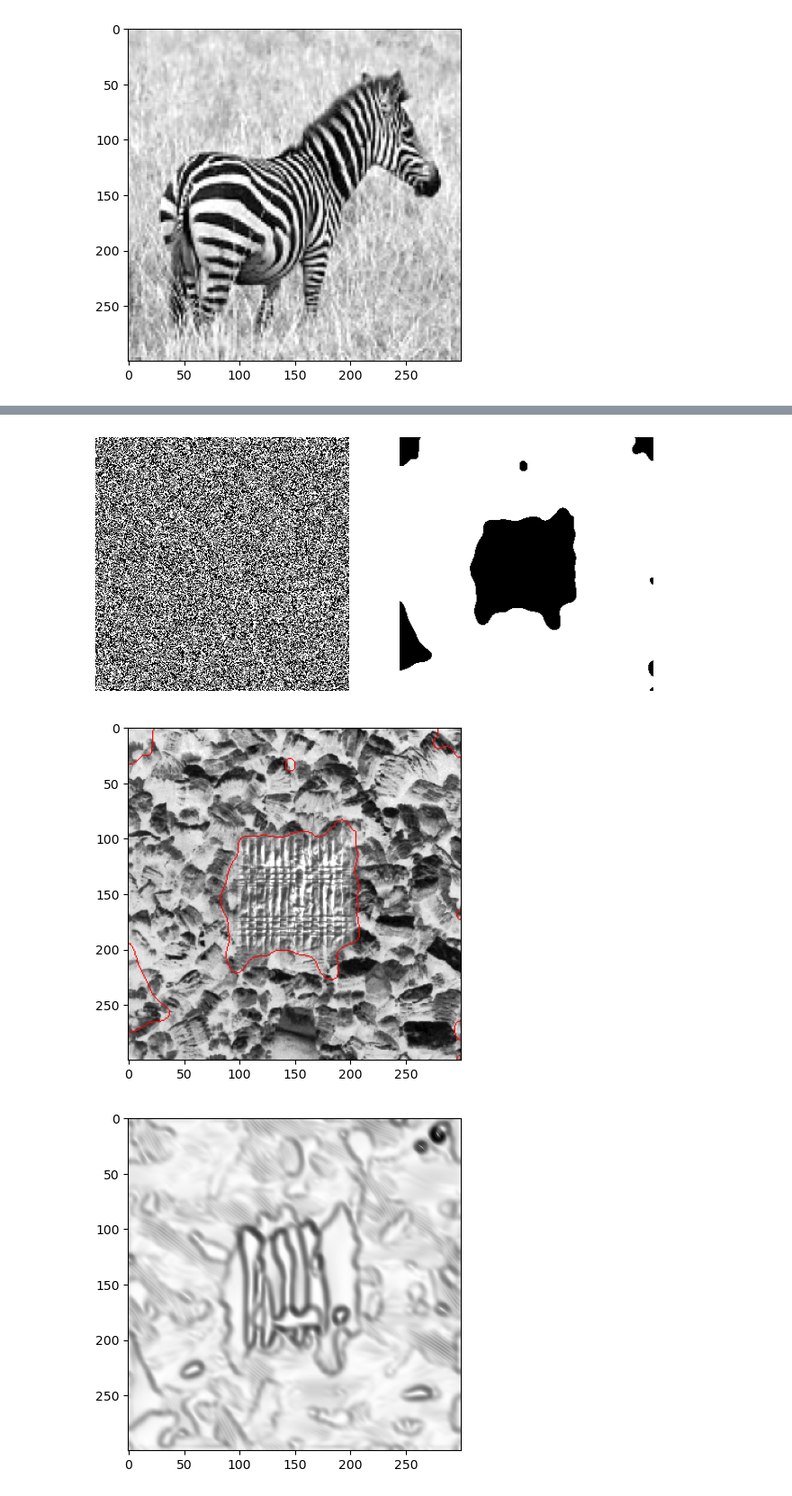
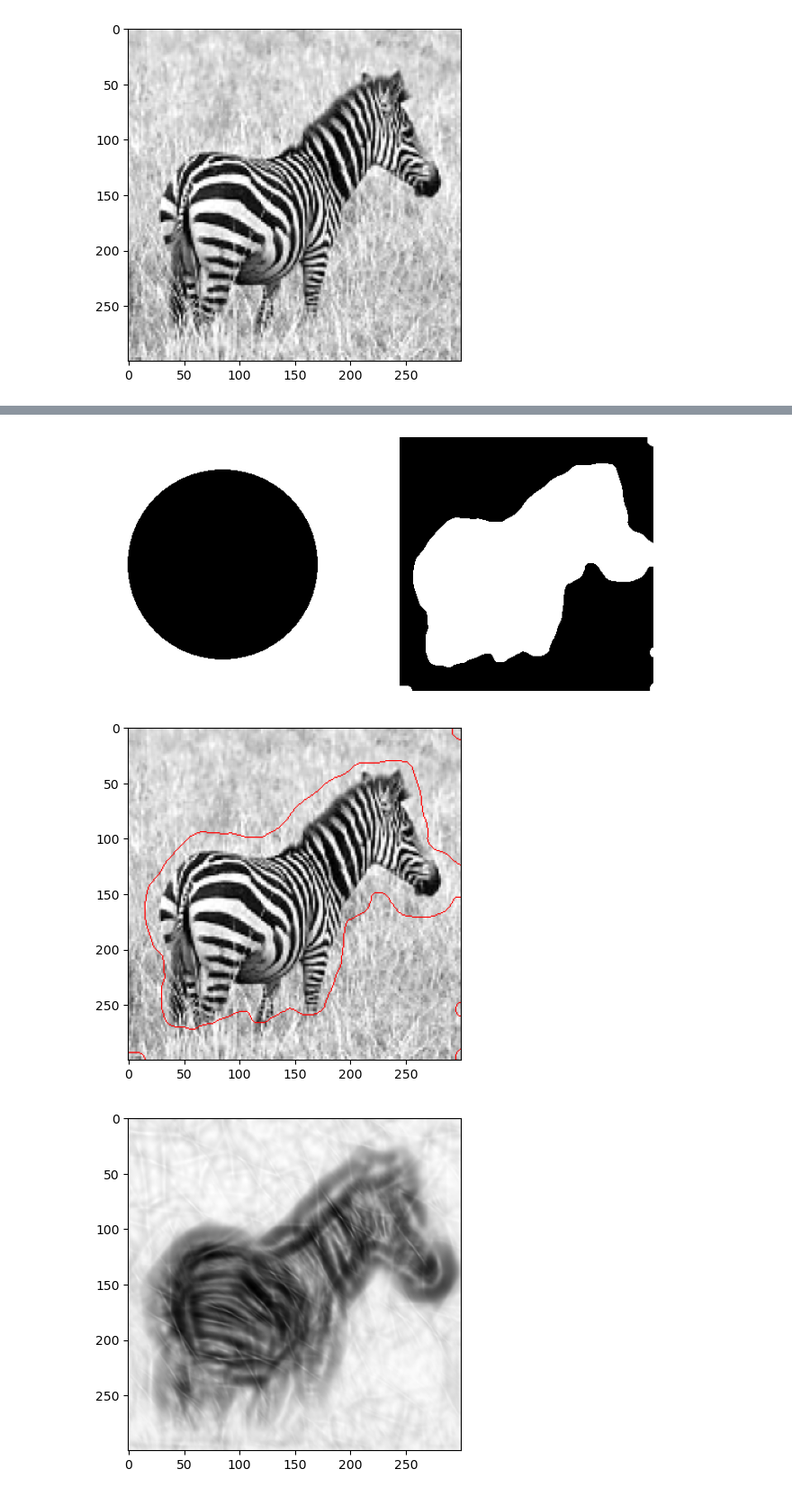
Before and after one commit to guyshapira-academic/texture-segmentation, a Jupyter notebook: notebook.ipynb, the cells around one changed output, grey strips where cells are left out. Shown at 90% size. Cells and saved outputs as stored; diff of their text form; code cells hidden in the pictures.

```diff
--- a/notebook.ipynb
+++ b/notebook.ipynb
@@ -19,8 +19,8 @@ def approximate_delta(x: NDArray, epsilon: float = 1e-6):
 imsize = 300
 backgroud_texture_id = 5
 inner_texture_id = 80
-# backgroud_texture_id = 17
-# inner_texture_id = 77
+backgroud_texture_id = 17
+inner_texture_id = 77
 
 
 bg_image_url = f"https://www.ux.uis.no/~tranden/brodatz/D{backgroud_texture_id}.gif"
@@ -52,18 +52,22 @@ image = imageio.imread("zebra_1.png").astype(float) / 255
 image = ski.color.rgb2gray(image[:, :, :3], channel_axis=-1)
 image = image[:500, 50:500]
 image = ski.transform.resize(image, (imsize, imsize))
+
+image_o = image.copy()
+image -= image.mean()
+image /= image.std()
 plt.imshow(image)
 plt.show()
 # %% [output]
 [figure]
 # %%
 filter_bank_params = {
-    'num_angles': 20,
+    'num_angles': 12,
     'full_circle': False,
-    'scaling_factor': 0.45,
+    'scaling_factor': 0.4,
     'num_scales': 4,
     'sigma_x0': 0.15,
-    "sigma_y0": 0.06
+    "sigma_y0": 0.07
 }
 
 arr = gabor.plot_gabor_filter_bank_fft_fwhm(300, **filter_bank_params)
@@ -146,31 +132,32 @@ plt.show()
 # %%
 # phi0 = 2 * ski.segmentation.checkerboard_level_set((300, 300), 10).astype(float) - 1
-# phi0 = 2 * ski.segmentation.disk_level_set(image_shape=(300, 300)).astype(float) - 1
+phi0 = 2 * ski.segmentation.disk_level_set(image_shape=(300, 300)).astype(float) - 1
 # phi0 = sp.ndimage.gaussian_filter(phi0, sigma=5)
-phi0 = np.random.randn(*hl_features_post.shape[-2:]) * 0.1
+# phi0 = np.random.randn(*hl_features_post.shape[-2:]) * 0.1
+phi0 = sp.ndimage.gaussian_filter(phi0, sigma=5)
 feats = np.abs(gabor_features_complex).reshape(-1, imsize, imsize)
 feats_post = gabor.features_post_process(feats, sigma=1, diffusion_eta=0.1, diffusion_steps=10)
-res = segment.vector_chan_vase(feats_post, phi0, eta=0.1, it=200, lambda_c=0.5, mu=0.9, combined_mathod=True)
+res = segment.vector_chan_vase(feats_post, phi0, eta=1, it=100, lambda_c=0.6, mu=0.9, combined_mathod=True)
 
 
 segmented_region = 2 * (res["phi"] <= 0).astype(float) - 1
 segmented_region = sp.ndimage.gaussian_filter(segmented_region, sigma=2) <=0
 
 fig, axs = plt.subplots(nrows=1, ncols=2, figsize=(8, 4))
 axs[0].imshow(phi0 <= 0)
 axs[1].imshow(segmented_region)
 axs[0].axis("off")
 axs[1].axis("off")
 plt.show()
 
 # phi_f = ski.segmentation.clear_border(phi_f, buffer_size=2)
-bound = ski.segmentation.mark_boundaries(image, segmented_region, color=(1, 0, 0)).astype(float)
+bound = ski.segmentation.mark_boundaries(image_o, segmented_region, color=(1, 0, 0)).astype(float)
 plt.imshow(bound)
 plt.show()
 
 plt.imshow(res["h"])
 plt.show()
 # %% [output]
-[figure, old version]
+[figure, new version]
-[figure, old version]
+[figure, new version]
-[figure, old version]
+[figure, new version]
```
Also changed, not shown: parts of 9 cells of this notebook, 1 other file.
